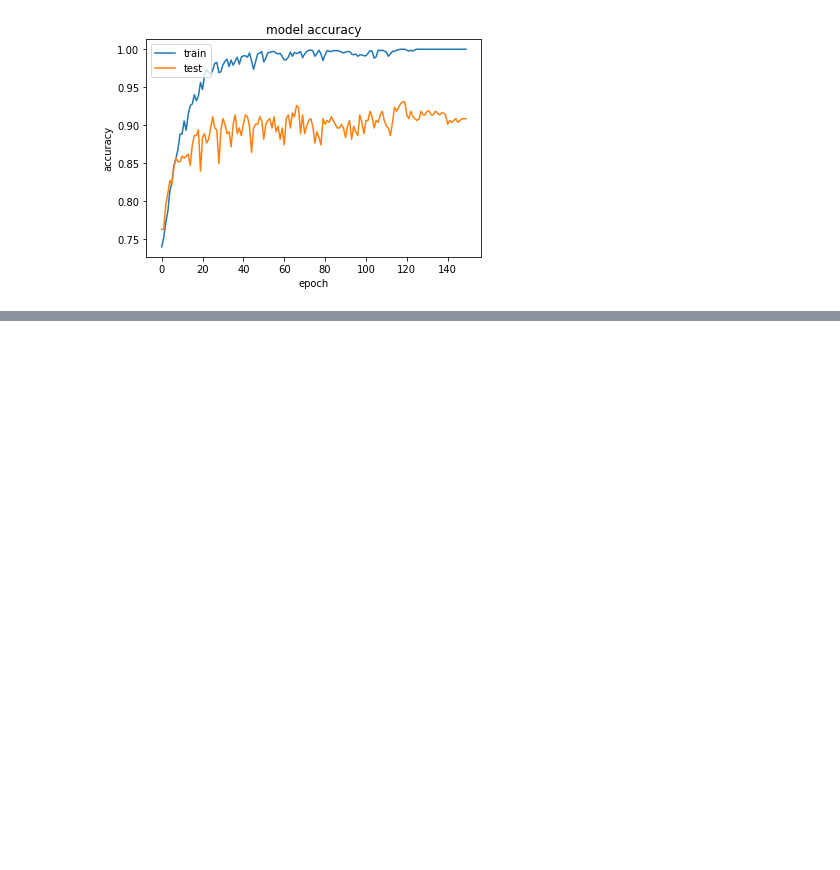
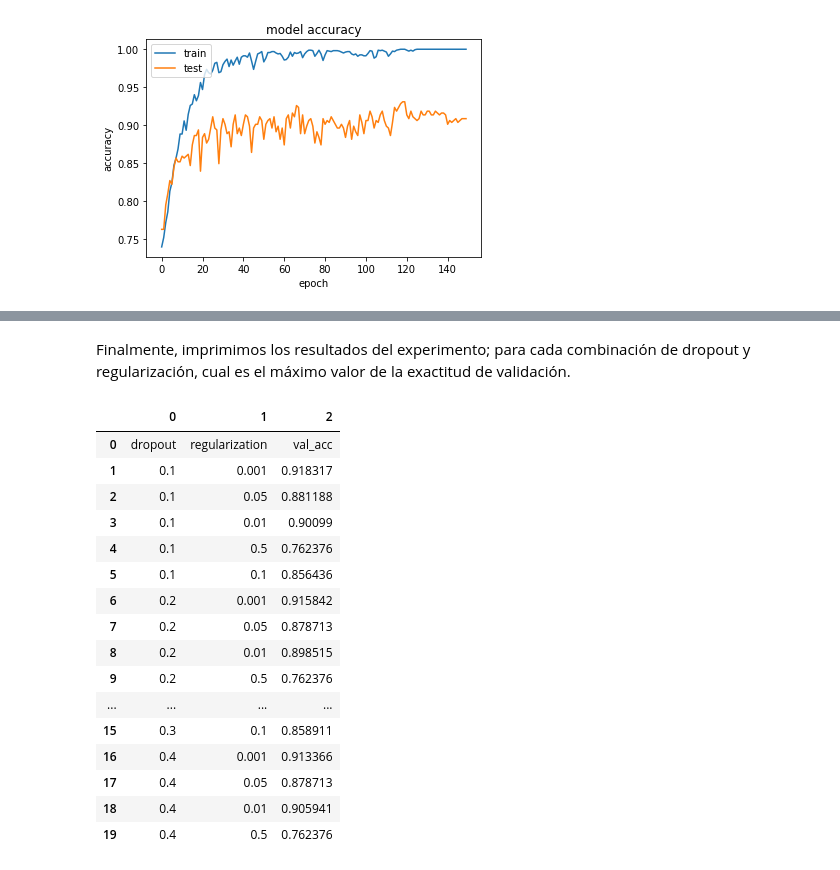
Before and after one commit to diegolamus/InvestigacionLeishmaniasis, a Jupyter notebook: ModeloPredictivo/Experiment.ipynb, the cells around one changed output, grey strips where cells are left out. Cells and saved outputs as stored; diff of their text form; code cells hidden in the pictures; blank space fills up the shorter version.

Commit message:
Experimentación actualizada

```diff
--- a/ModeloPredictivo/Experiment.ipynb
+++ b/ModeloPredictivo/Experiment.ipynb
@@ -649,0 +866,3 @@ Epoch 00150: val_acc did not improve from 0.92574
+# %%
+dropout = [0.1, 0.2, 0.3, 0.4, 0.5]
+regularization = [0.001, 0.05, 0.01, 0.5, 0.1]
@@ -649,0 +918,9 @@ Epoch 00150: val_acc did not improve from 0.92574
+# %%
+def export_history(history, save_as,epochs):
+    acc = history.history['acc']
+    val_acc = history.history['val_acc']
+    file = open('src/history/history' + save_as+'.txt','w')
+    file.write('acc,val_acc'+'\n')
+    for i in range(epochs):
+        file.write(str(acc[i])+','+str(val_acc[i])+'\n')
+    file.close()
@@ -649,0 +929,20 @@ Epoch 00150: val_acc did not improve from 0.92574
+# %%
+# create optimizer to train model
+adam = optimizers.Adam(lr=0.0001,beta_1=0.9,beta_2=0.999,epsilon=None,decay=0.00001,amsgrad=False)
+# create array to store experiment results
+data = []
+data.append(['dropout','regularization','val_acc'])
+# run experiment
+for _dropout in dropout:
+    for _regularization in regularization:
+        # Print level
+        print('experiment: dropout='+str(_dropout)+' regularization'+str(_regularization))
+        # build model
+        model = build_VGG19_fine_tuning_model(_dropout, _regularization)
+        # train model
+        history = train_model(adam,model,'leishmaniasis',150,
+                              save_as='finetuning_reg_drop_'+str(_dropout)+'_'+str(_regularization))
+        # store result
+        data.append([_dropout,_regularization,max(history.history['val_acc'])])
+        # Export history
+        export_history(history,'finetuning_reg_drop_'+str(_dropout)+'_'+str(_regularization),150)
@@ -649,0 +971,24 @@ Epoch 00150: val_acc did not improve from 0.92574
+# %% [markdown]
+Finalmente, imprimimos los resultados del experimento; para cada combinación de dropout y regularización, cual es el máximo valor de la exactitud de validación.
+# %%
+# print data from the experiment
+result = pd.DataFrame(data)
+result
+# %% [output]
+|  | 0 | 1 | 2 |
+| 0 | dropout | regularization | val_acc |
+| 1 | 0.1 | 0.001 | 0.918317 |
+| 2 | 0.1 | 0.05 | 0.881188 |
+| 3 | 0.1 | 0.01 | 0.90099 |
+| 4 | 0.1 | 0.5 | 0.762376 |
+| 5 | 0.1 | 0.1 | 0.856436 |
+| 6 | 0.2 | 0.001 | 0.915842 |
+| 7 | 0.2 | 0.05 | 0.878713 |
+| 8 | 0.2 | 0.01 | 0.898515 |
+| 9 | 0.2 | 0.5 | 0.762376 |
+| ... | ... | ... | ... |
+| 15 | 0.3 | 0.1 | 0.858911 |
+| 16 | 0.4 | 0.001 | 0.913366 |
+| 17 | 0.4 | 0.05 | 0.878713 |
+| 18 | 0.4 | 0.01 | 0.905941 |
+| 19 | 0.4 | 0.5 | 0.762376 |
```
Also changed, not shown: parts of 48 cells of this notebook, 2 other files.
